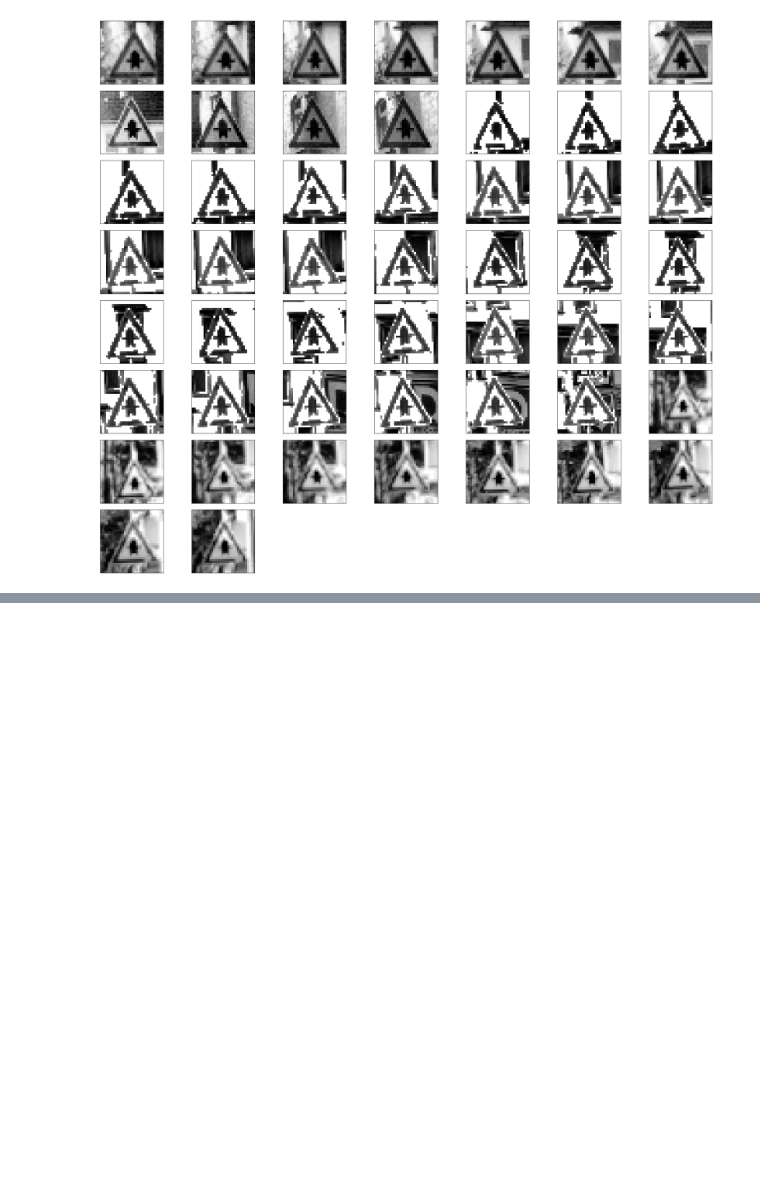
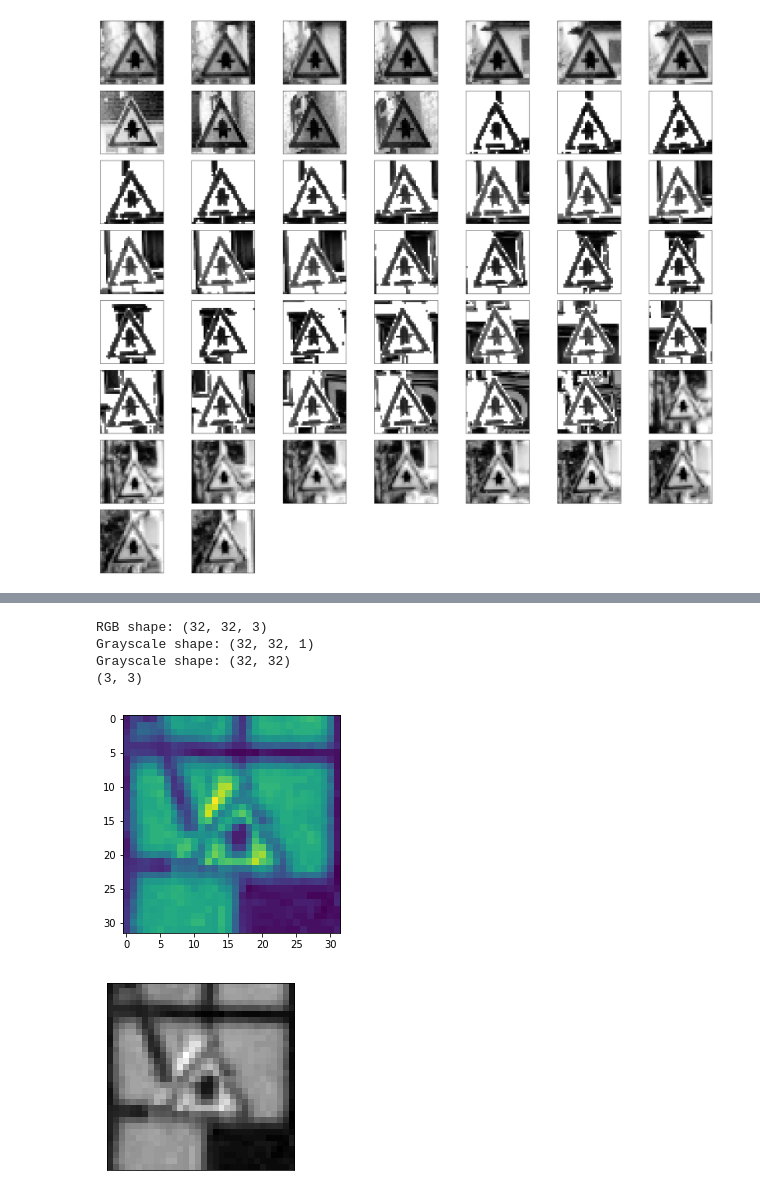
Before and after one commit to saritanavuluru/ML, a Jupyter notebook: capstone/KerasGTSB/Preprocess.ipynb, the cells around one changed output, grey strips where cells are left out. Saved outputs shown, nothing was run; the diff lists cells and outputs as text; code cells hidden in the pictures; blank space fills up the shorter version.

```diff
--- a/capstone/KerasGTSB/Preprocess.ipynb
+++ b/capstone/KerasGTSB/Preprocess.ipynb
@@ -532,0 +631,19 @@ ___
+# %%
+
+img_gry = np.sum(img/3,
+                     axis=2, keepdims=True)
+print('RGB shape:', img.shape)
+print('Grayscale shape:', img_gry.shape)
+plt.imshow(img_gry.squeeze())
+#plot_image(img_gry,1,1,0,"")
+img_gry = np.sum(img/3, axis=2, keepdims=False)
+print('Grayscale shape:', img_gry.shape)
+plt.imshow(img_gry.squeeze())
+plot_image(img_gry,1,1,0,"")
+# %% [output]
+RGB shape: (32, 32, 3)
+Grayscale shape: (32, 32, 1)
+Grayscale shape: (32, 32)
+(3, 3)
+[figure, added]
+[figure, added]
```
Also changed, not shown: parts of 15 cells of this notebook.
